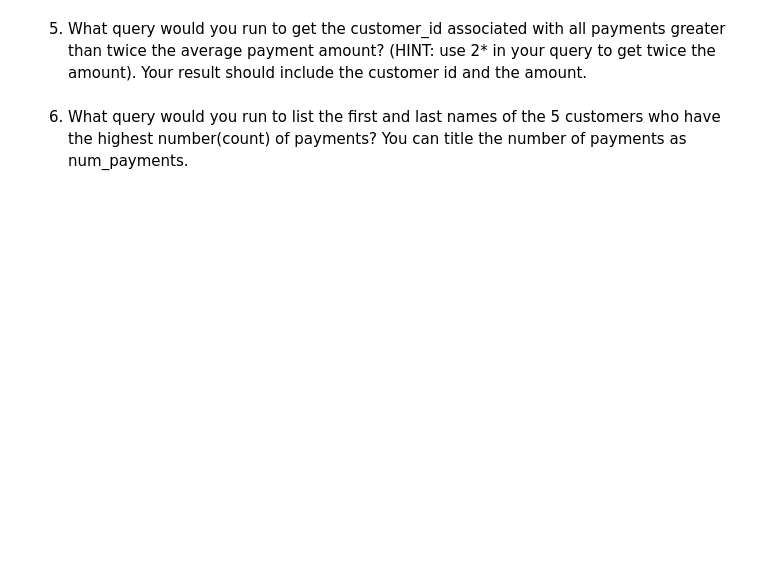
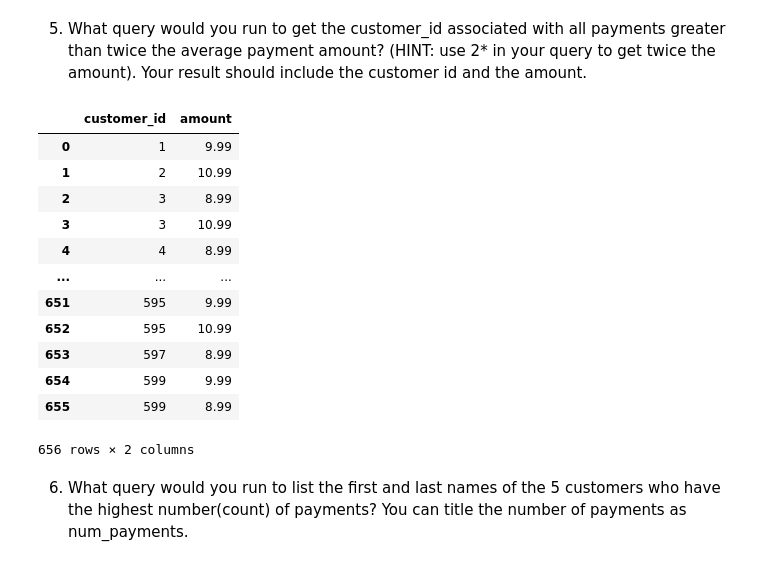
Before and after one commit to shabana1408/Sakila, a Jupyter notebook: Sakila.ipynb, the cells around one changed output. Drawn from its saved outputs; the diff is of its cells as text; code cells hidden in the pictures; blank space fills up the shorter version.

```diff
--- a/Sakila.ipynb
+++ b/Sakila.ipynb
@@ -41,4 +179,38 @@ pd.read_sql(q, engine)
 # %% [markdown]
 5. What query would you run to get the customer_id associated with all payments greater than twice the average payment amount? (HINT: use 2* in your query to get twice the amount). Your result should include the customer id and the amount.
+# %%
+q_5 = """select distinct
+	cust.customer_id,
+    paym.amount
+
+from
+	sakila.customer cust
+
+join
+	sakila.payment paym on cust.customer_id = paym.customer_id
+
+where
+	paym.amount > 2*
+	(
+    select
+		avg(paym2.amount)
+	from
+		sakila.payment paym2
+	);"""
+pd.read_sql(q_5, engine)
+# %% [output]
+|  | customer_id | amount |
+| 0 | 1 | 9.99 |
+| 1 | 2 | 10.99 |
+| 2 | 3 | 8.99 |
+| 3 | 3 | 10.99 |
+| 4 | 4 | 8.99 |
+| ... | ... | ... |
+| 651 | 595 | 9.99 |
+| 652 | 595 | 10.99 |
+| 653 | 597 | 8.99 |
+| 654 | 599 | 9.99 |
+| 655 | 599 | 8.99 |
+656 rows × 2 columns
 # %% [markdown]
 6. What query would you run to list the first and last names of the 5 customers who have the highest number(count) of payments? You can title the number of payments as num_payments.
```
Also changed, not shown: parts of 7 cells of this notebook.
